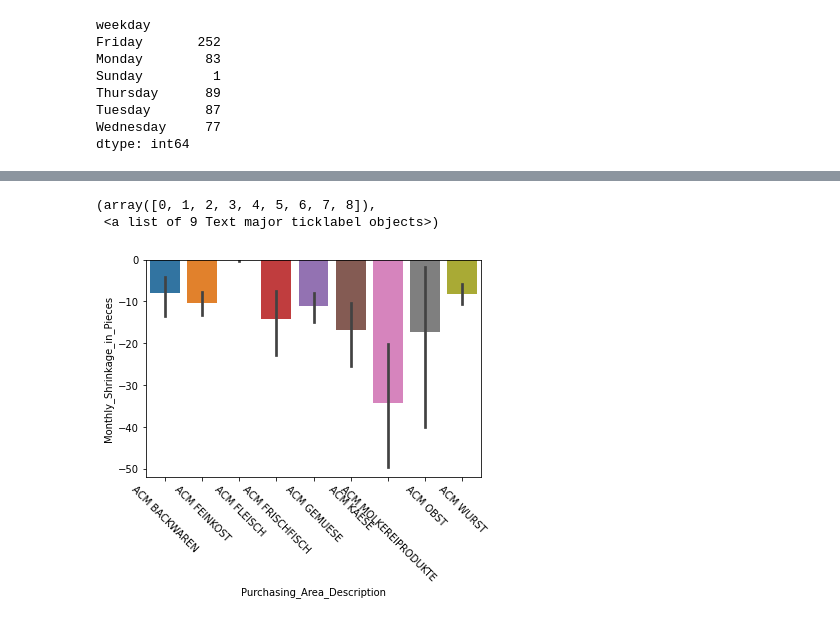
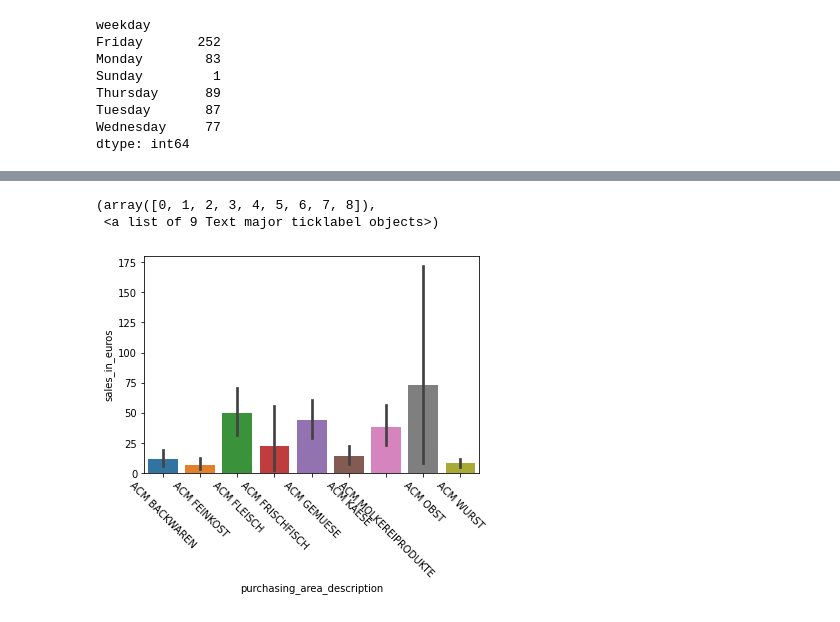
Before and after one commit to thdvbr/nofoodwaste_data, a Jupyter notebook: metronom.ipynb, the cells around one changed output, grey strips where cells are left out. Saved outputs shown, nothing was run; the diff lists cells and outputs as text; code cells hidden in the pictures.

Commit message:
data exploration

```diff
--- a/metronom.ipynb
+++ b/metronom.ipynb
@@ -246,7 +261,7 @@ positive_shrinkage
 # %% [markdown]
 There are 8 items that shows positive shrinkage. We will only look at the rows that is 0 or smaller.
 # %%
-df = df[df.Monthly_Shrinkage_in_Euros <= 0]
+df = df[df.monthly_shrinkage_in_euros <= 0]
 # %% [markdown]
 It leaves us 589 rows.
 # %%
@@ -354,7 +349,7 @@ See the caveats in the documentation: https://pandas.pydata.org/pandas-docs/stab
 # %% [markdown]
 Lastly, we will change the data type of all the categorical columns such as 'Purchasing_Area_ID', 'Purchasing_Area_Description', 'Main_Product_Group_ID', 'Product_Group_Category_ID', 'Product_Group_Category_Description', 'Product_Subgroup_Category_ID', 'Product_Subgroup_Category_Description', 'ART_NO', 'ART_NAME' from object to category.
 # %%
-for col in ['Purchasing_Area_ID', 'Purchasing_Area_Description', 'Main_Product_Group_ID', 'Product_Group_Category_ID', 'Product_Group_Category_Description', 'Product_Subgroup_Category_ID', 'Product_Subgroup_Category_Description', 'ART_NO', 'ART_NAME']:
+for col in ['purchasing_area_id', 'purchasing_area_description', 'main_product_group_id', 'product_group_category_id', 'product_group_category_description', 'product_subgroup_category_id', 'product_subgroup_category_description', 'ART_NO', 'ART_NAME']:
     df[col] = df[col].astype('category')
 df.dtypes
 # %% [output]
@@ -517,7 +508,7 @@ df[df['Purchasing_Area_Description'] == "ACM FRISCHFISCH"]
 | 104953 | 51 | ACM FRISCHFISCH | 922 | 25 | ... |
 | 119537 | 51 | ACM FRISCHFISCH | 923 | 30 | ... |
 # %%
-df['Sales_in_Euros'] = df['Sales_in_Euros'].fillna(0)
-df['Sales_in_Pieces'] = df['Sales_in_Pieces'].fillna(0)
+df['sales_in_euros'] = df['sales_in_euros'].fillna(0)
+df['sales_in_pieces'] = df['sales_in_pieces'].fillna(0)
 df
 # %% [output]
@@ -549,0 +534,9 @@ False
+# %%
+df['freshness'] = 'fresh'
+df['freshness'][df['purchasing_area_description'] == 'ACM FLEISCH'] = 'ultrafresh'
+df['freshness'][df['purchasing_area_description'] == 'ACM FRISCHFISCH'] = 'ultrafresh'
+df['freshness'][df['purchasing_area_description'] == 'ACM GEMUESE'] = 'ultrafresh'
+df['freshness'][df['purchasing_area_description'] == 'ACM BLUMEN'] = 'ultrafresh'
+df['freshness'][df['purchasing_area_description'] == 'ACM OBST'] = 'ultrafresh'
+
+df
@@ -595,7 +719,7 @@ Name: Monthly_Shrinkage_in_Pieces, dtype: float64
 # %%
-sns.barplot(data = df, x = "Purchasing_Area_Description", y = "Monthly_Shrinkage_in_Pieces")
+sns.barplot(data = df, x = "purchasing_area_description", y = "sales_in_euros")
 plt.xticks(rotation=-45)
 # %% [output]
 (array([0, 1, 2, 3, 4, 5, 6, 7, 8]),
  <a list of 9 Text major ticklabel objects>)
-[figure, old version]
+[figure, new version]
```
Also changed, not shown: parts of 67 cells of this notebook.
